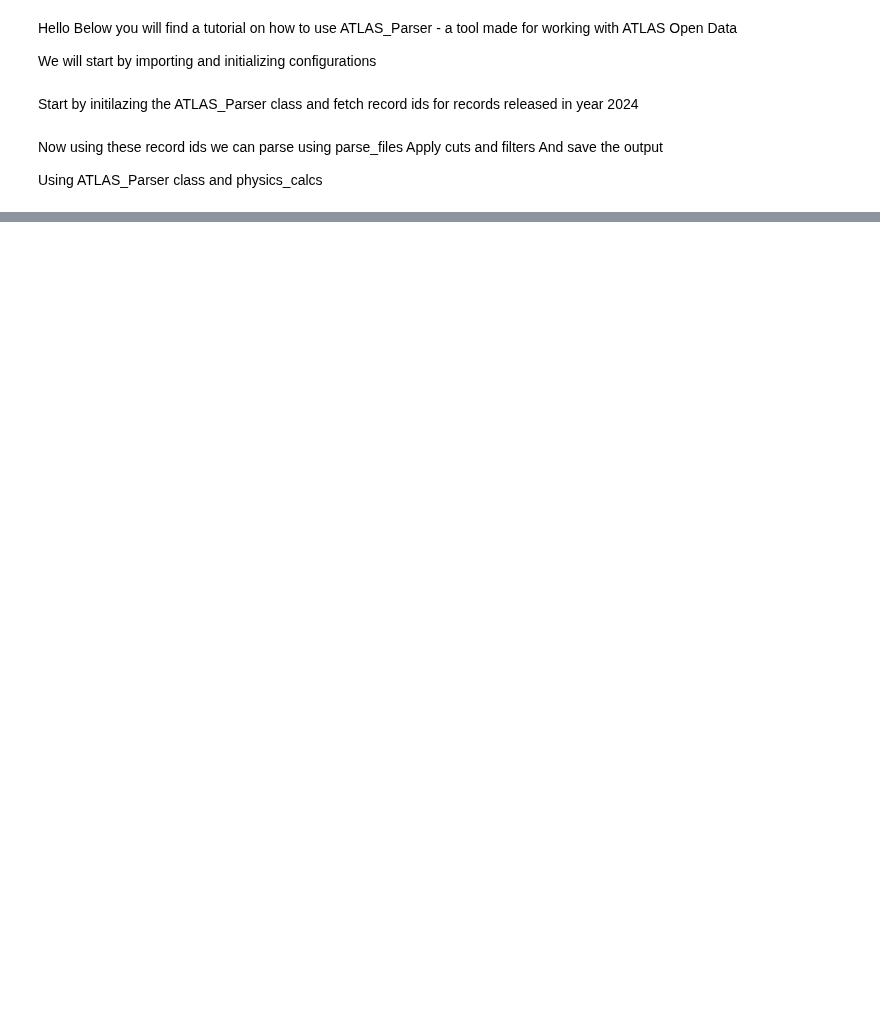
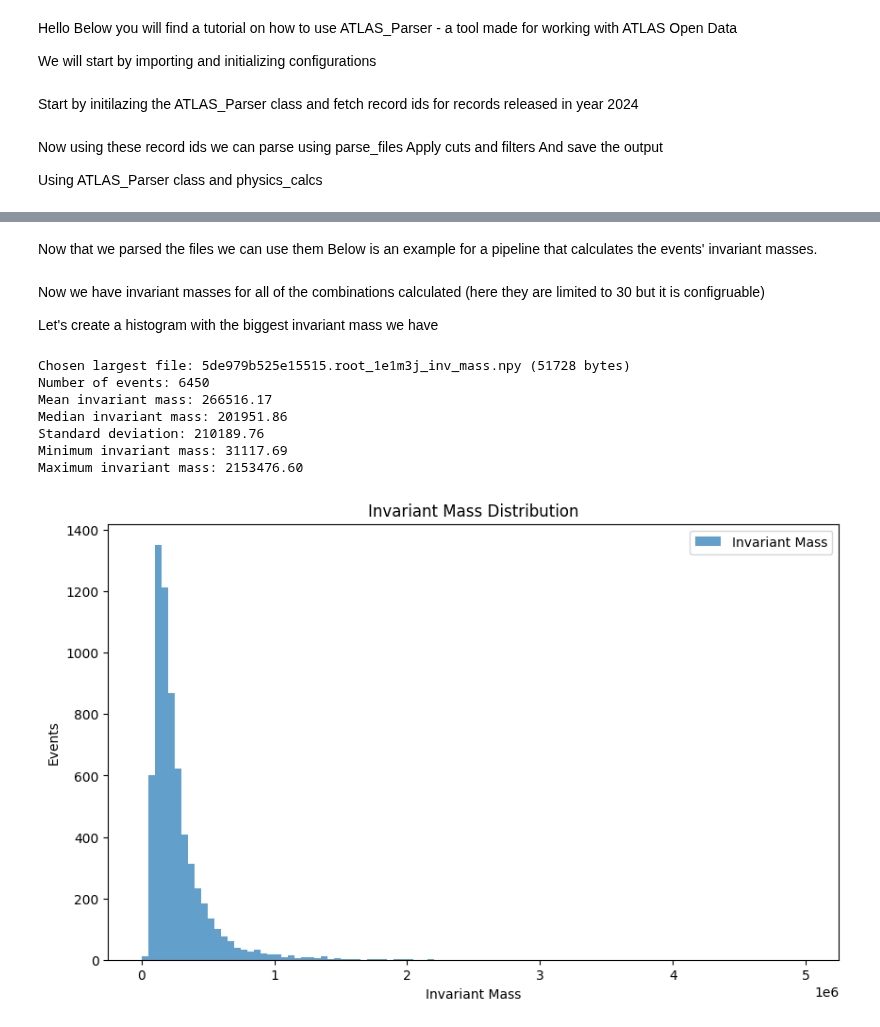
Before and after one commit to Zhavi221/atlas-utilization, a Jupyter notebook: tutorial.ipynb, the cells around one changed output, grey strips where cells are left out. Cells and saved outputs as stored; diff of their text form; code cells hidden in the pictures; blank space fills up the shorter version.

Commit message:
added tutorial

```diff
--- a/tutorial.ipynb
+++ b/tutorial.ipynb
@@ -79,0 +111,14 @@ for events_chunk in atlasparser.parse_files(
+# %% [markdown]
+Now that we parsed the files we can use them
+Below is an example for a pipeline that calculates the events' invariant masses.
+# %%
+config_inv_mass_calc = {
+   "input_dir": "tutorial/data/root_files",
+   "output_dir": "tutorial/data/inv_masses",
+   "objects_to_calculate": [
+       "Electrons",
+       "Muons",
+       "Jets",
+       "Photons"
+   ]
+}
@@ -79,0 +171,42 @@ for events_chunk in atlasparser.parse_files(
+# %% [markdown]
+Now we have invariant masses for all of the combinations calculated (here they are limited to 30 but it is configruable)
+
+Let's create a histogram with the biggest invariant mass we have
+# %%
+inv_masses_raw = [f for f in os.listdir(config_inv_mass_calc["output_dir"]) if f.endswith(".npy")]
+inv_masses_sizes = {f: os.path.getsize(os.path.join(config_inv_mass_calc["output_dir"], f)) for f in inv_masses_raw}
+biggest_file = max(inv_masses_sizes, key=inv_masses_sizes.get)
+print(f"Chosen largest file: {biggest_file} ({inv_masses_sizes[biggest_file]} bytes)")
+
+biggest_file_path = os.path.join(config_inv_mass_calc["output_dir"], biggest_file)
+inv_masses = np.load(biggest_file_path)
+
+# Create histogram
+n_bins = 100  # Adjust based on your needs
+mass_min, mass_max = 0, 5000000  # Adjust range as needed
+
+bin_content, bin_edges = np.histogram(inv_masses, bins=n_bins, range=(mass_min, mass_max))
+bin_errors = np.sqrt(bin_content)  # Poisson errors
+
+print(f"Number of events: {len(inv_masses)}")
+print(f"Mean invariant mass: {np.mean(inv_masses):.2f}")
+print(f"Median invariant mass: {np.median(inv_masses):.2f}")
+print(f"Standard deviation: {np.std(inv_masses):.2f}")
+print(f"Minimum invariant mass: {np.min(inv_masses):.2f}")
+print(f"Maximum invariant mass: {np.max(inv_masses):.2f}")
+plt.figure(figsize=(10,6))
+plt.hist(bin_edges[:-1], bins=bin_edges, weights=bin_content, alpha=0.7, label='Invariant Mass')
+plt.xlabel('Invariant Mass')
+plt.ylabel('Events')
+plt.title('Invariant Mass Distribution')
+plt.legend()
+plt.show()
+# %% [output]
+Chosen largest file: 5de979b525e15515.root_1e1m3j_inv_mass.npy (51728 bytes)
+Number of events: 6450
+Mean invariant mass: 266516.17
+Median invariant mass: 201951.86
+Standard deviation: 210189.76
+Minimum invariant mass: 31117.69
+Maximum invariant mass: 2153476.60
+[figure, added]
```
Also changed, not shown: parts of 7 cells of this notebook, 9 other files.
